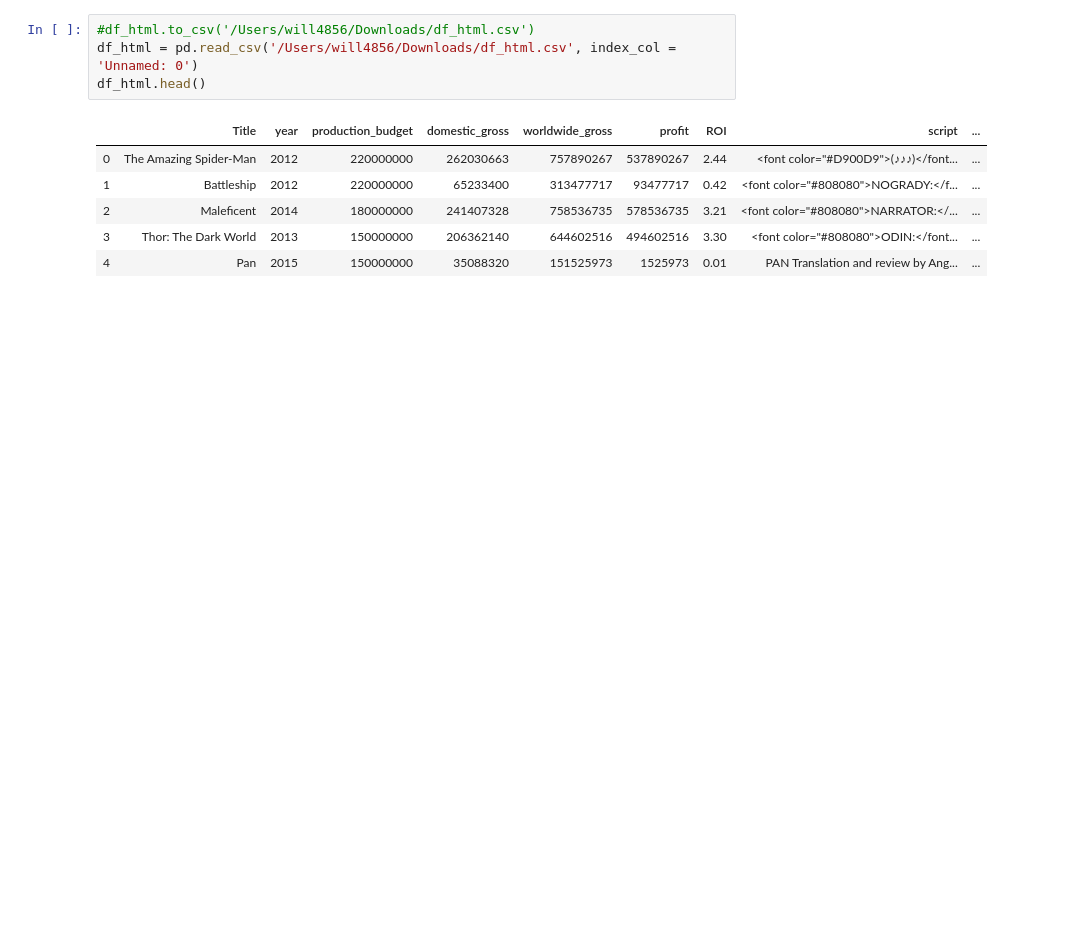
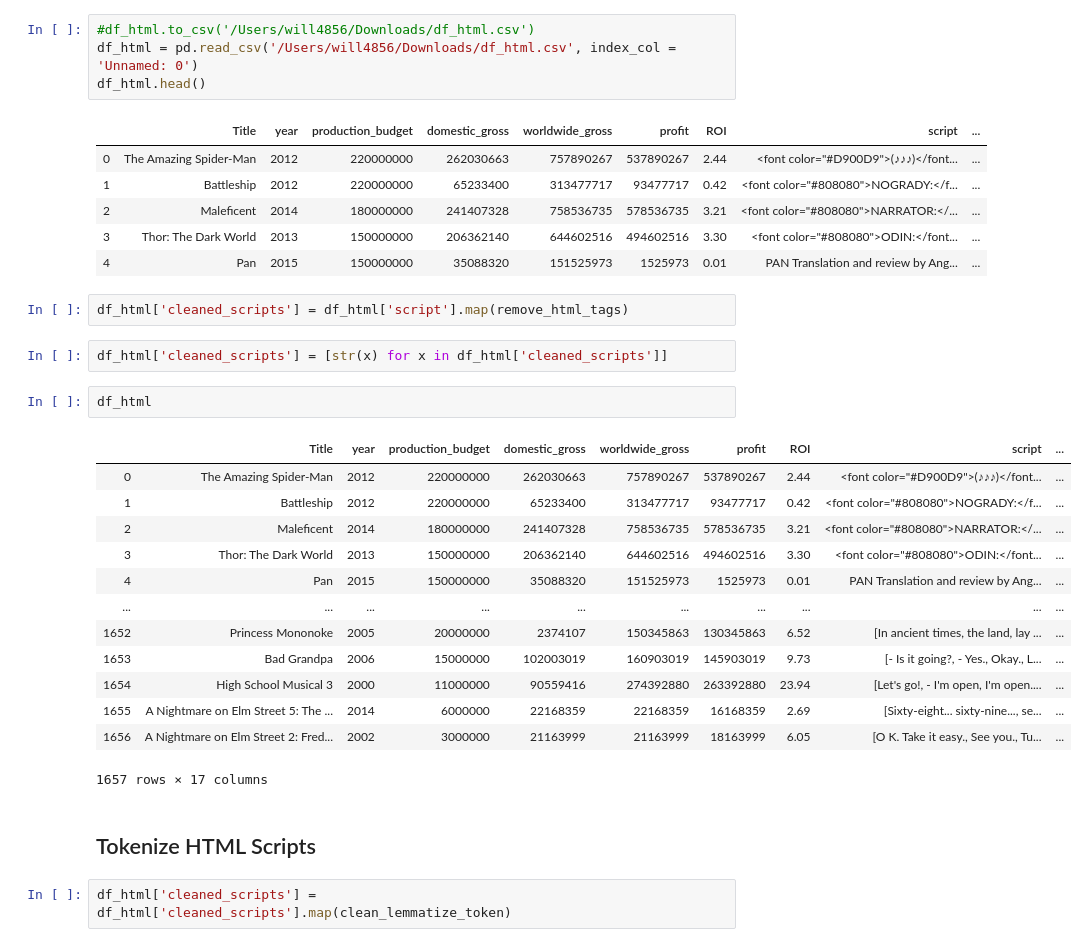
Before and after one commit to will4865/FlatironCapstoneProject, a Jupyter notebook: eda_and_cleaning.ipynb, the cells around one changed output. Cells and saved outputs as stored; diff of their text form; blank space fills up the shorter version.

Commit message:
cleaned rest of scripts, prepared for EDA

```diff
--- a/eda_and_cleaning.ipynb
+++ b/eda_and_cleaning.ipynb
@@ -1098,3 +1103,27 @@ df_html.head()
 | 2 | Maleficent | 2014 | 180000000 | 241407328 | 758536735 | 578536735 | 3.21 | <font color="#808080">NARRATOR:</... | ... |
 | 3 | Thor: The Dark World | 2013 | 150000000 | 206362140 | 644602516 | 494602516 | 3.30 | <font color="#808080">ODIN:</font... | ... |
 | 4 | Pan | 2015 | 150000000 | 35088320 | 151525973 | 1525973 | 0.01 | PAN Translation and review by Ang... | ... |
+# %%
+df_html['cleaned_scripts'] = df_html['script'].map(remove_html_tags)
+# %%
+df_html['cleaned_scripts'] = [str(x) for x in df_html['cleaned_scripts']]
+# %%
+df_html
+# %% [output]
+|  | Title | year | production_budget | domestic_gross | worldwide_gross | profit | ROI | script | ... |
+| 0 | The Amazing Spider-Man | 2012 | 220000000 | 262030663 | 757890267 | 537890267 | 2.44 | <font color="#D900D9">(♪♪♪)</font... | ... |
+| 1 | Battleship | 2012 | 220000000 | 65233400 | 313477717 | 93477717 | 0.42 | <font color="#808080">NOGRADY:</f... | ... |
+| 2 | Maleficent | 2014 | 180000000 | 241407328 | 758536735 | 578536735 | 3.21 | <font color="#808080">NARRATOR:</... | ... |
+| 3 | Thor: The Dark World | 2013 | 150000000 | 206362140 | 644602516 | 494602516 | 3.30 | <font color="#808080">ODIN:</font... | ... |
+| 4 | Pan | 2015 | 150000000 | 35088320 | 151525973 | 1525973 | 0.01 | PAN Translation and review by Ang... | ... |
+| ... | ... | ... | ... | ... | ... | ... | ... | ... | ... |
+| 1652 | Princess Mononoke | 2005 | 20000000 | 2374107 | 150345863 | 130345863 | 6.52 | [In ancient times, the land, lay ... | ... |
+| 1653 | Bad Grandpa | 2006 | 15000000 | 102003019 | 160903019 | 145903019 | 9.73 | [- Is it going?, - Yes., Okay., L... | ... |
+| 1654 | High School Musical 3 | 2000 | 11000000 | 90559416 | 274392880 | 263392880 | 23.94 | [Let's go!, - I'm open, I'm open.... | ... |
+| 1655 | A Nightmare on Elm Street 5: The ... | 2014 | 6000000 | 22168359 | 22168359 | 16168359 | 2.69 | [Sixty-eight... sixty-nine..., se... | ... |
+| 1656 | A Nightmare on Elm Street 2: Fred... | 2002 | 3000000 | 21163999 | 21163999 | 18163999 | 6.05 | [O K. Take it easy., See you., Tu... | ... |
+1657 rows × 17 columns
+# %% [markdown]
+## Tokenize HTML Scripts
+# %%
+df_html['cleaned_scripts'] = df_html['cleaned_scripts'].map(clean_lemmatize_token)
```
Also changed, not shown: parts of 7 cells of this notebook.
